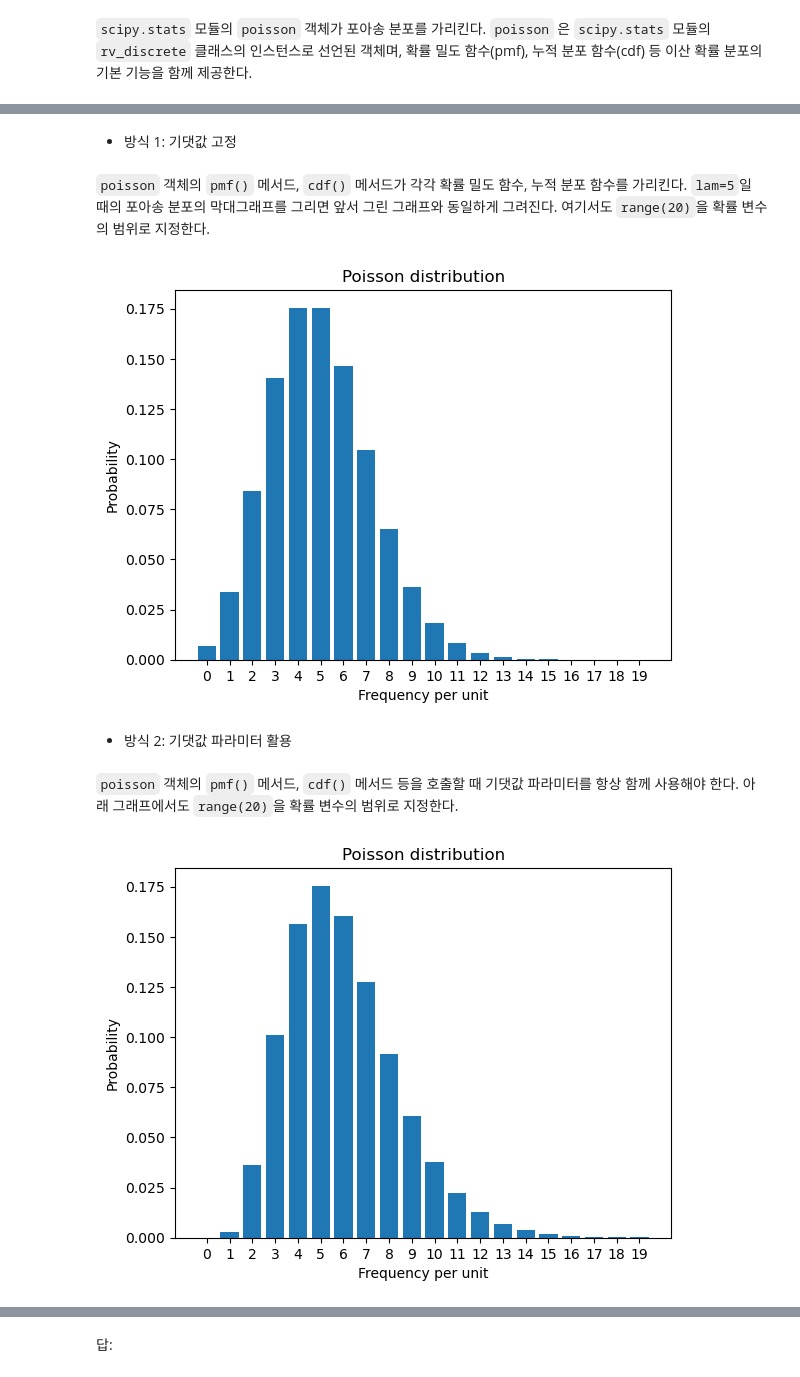
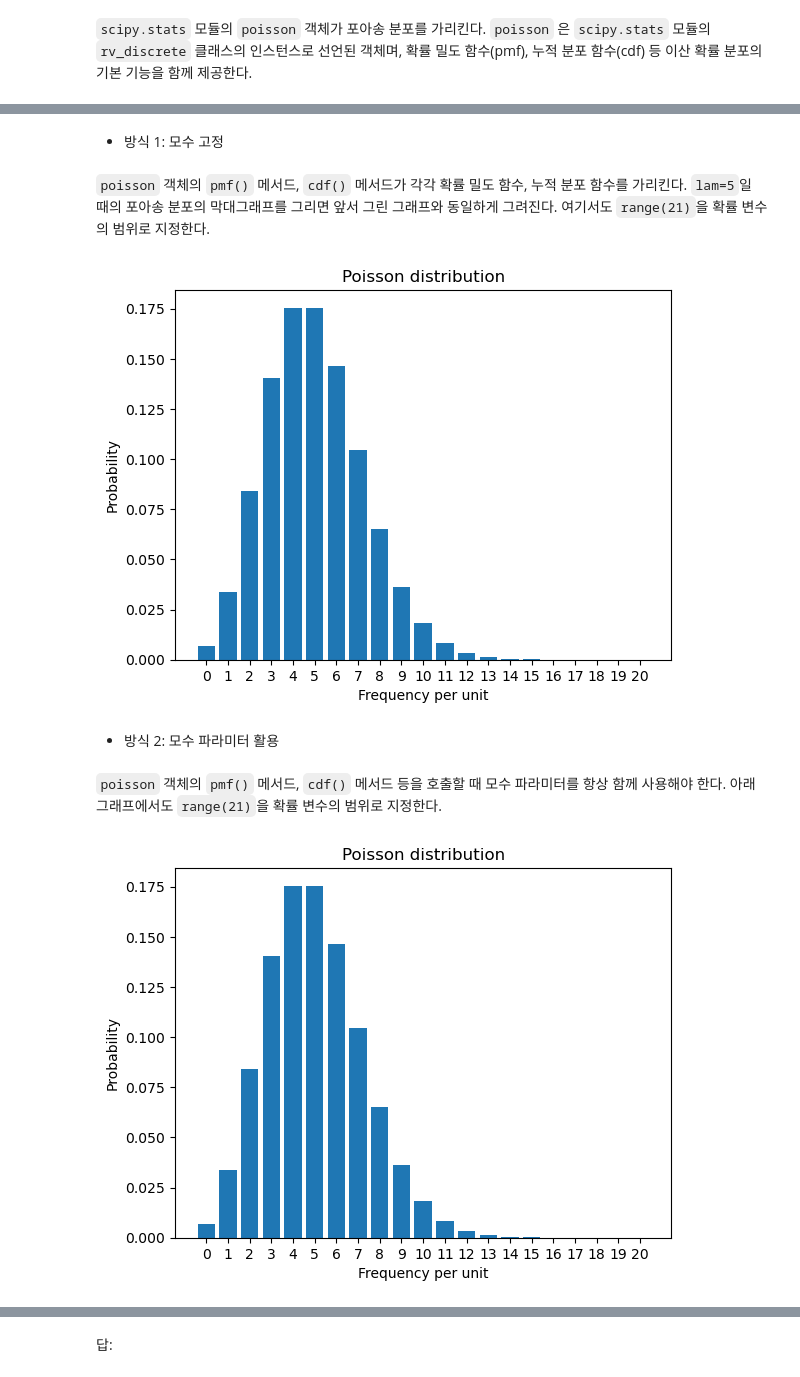
Before and after one commit to codingalzi/DataSci, a Jupyter notebook: practices/practice-expected_values-sol.ipynb, the cells around one changed output, grey strips where cells are left out. Drawn from its saved outputs; the diff is of its cells as text; code cells hidden in the pictures.

```diff
--- a/practices/practice-expected_values-sol.ipynb
+++ b/practices/practice-expected_values-sol.ipynb
@@ -182,5 +183,5 @@ from scipy.stats import poisson
 # %% [markdown]
-- 방식 1: 기댓값 고정
+- 방식 1: 모수 고정
 # %%
 lam = 5
 
@@ -189,44 +190,48 @@ rv_poi5 = poisson(lam)
 `poisson` 객체의 `pmf()` 메서드, `cdf()` 메서드가
 각각 확률 밀도 함수, 누적 분포 함수를 가리킨다.
 `lam=5`일 때의 포아송 분포의 막대그래프를 그리면 앞서 그린 그래프와 동일하게 그려진다.
-여기서도 `range(20)`을 확률 변수의 범위로 지정한다.
+여기서도 `range(21)`을 확률 변수의 범위로 지정한다.
 # %%
 fig = plt.figure()
 ax = fig.add_subplot(111)
 
-xs = range(20)
+xs = range(21)
 ax.bar(xs, rv_poi5.pmf(xs))
+
 ax.set_title('Poisson distribution')
 ax.set_xlabel('Frequency per unit')
 ax.set_ylabel('Probability')
 
-ax.set_xticks(np.arange(20))
-ax.set_xticklabels(range(0,20))
+ax.set_xticks(np.arange(21))
+ax.set_xticklabels(range(21))
 
 plt.show()
 # %% [output]
-[figure, old version]
+[figure, new version]
 # %% [markdown]
-- 방식 2: 기댓값 파라미터 활용
+- 방식 2: 모수 파라미터 활용
 # %%
 rv_poi = poisson
 # %% [markdown]
-`poisson` 객체의 `pmf()` 메서드, `cdf()` 메서드 등을 호출할 때 기댓값 파라미터를 항상 함께 사용해야 한다.
-아래 그래프에서도 `range(20)`을 확률 변수의 범위로 지정한다.
+`poisson` 객체의 `pmf()` 메서드, `cdf()` 메서드 등을 호출할 때 모수 파라미터를 항상 함께 사용해야 한다.
+아래 그래프에서도 `range(21)`을 확률 변수의 범위로 지정한다.
 # %%
 fig = plt.figure()
 ax = fig.add_subplot(111)
 
 lam = 5
-ax.bar(xs, rv_poi.pmf(lam, xs))
+
+xs = range(21)
+ax.bar(xs, rv_poi.pmf(xs, lam))
+
 ax.set_title('Poisson distribution')
 ax.set_xlabel('Frequency per unit')
 ax.set_ylabel('Probability')
 
-ax.set_xticks(np.arange(20))
-ax.set_xticklabels(range(0,20))
+ax.set_xticks(np.arange(21))
+ax.set_xticklabels(range(21))
 
 plt.show()
 # %% [output]
-[figure, old version]
+[figure, new version]
 # %% [markdown]
```
Also changed, not shown: parts of 33 cells of this notebook, 1 other file.
